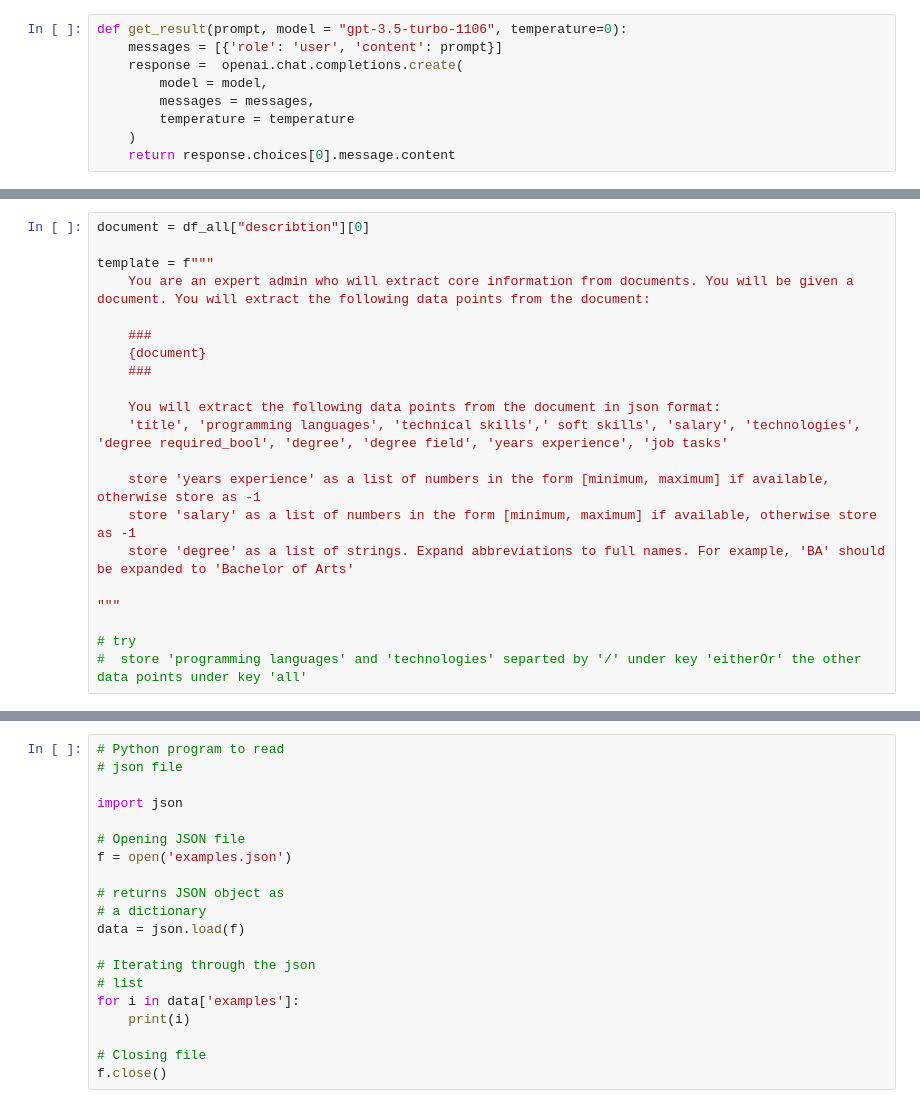
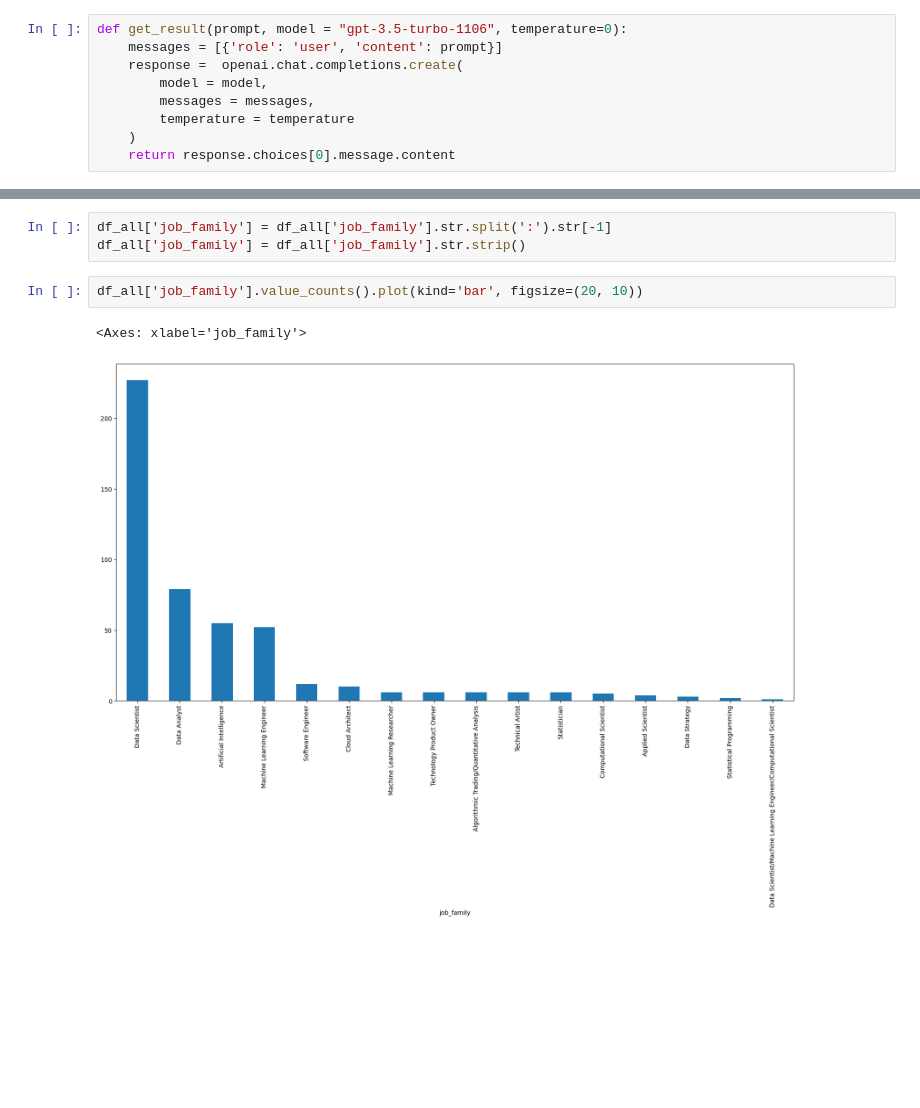
Before and after one commit to sahleone/Selenium-Webscraping, a Jupyter notebook: zero-shot- learning.ipynb, the cells around one changed output, grey strips where cells are left out. Drawn from its saved outputs; the diff is of its cells as text; blank space fills up the shorter version.

```diff
--- a/zero-shot- learning.ipynb
+++ b/zero-shot- learning.ipynb
@@ -82,22 +149 @@ result = get_result('what is 1+1?', model = llm_model, temperature=0)
-# %%
-document = df_all["describtion"][0]
-
-template = f"""
-    You are an expert admin who will extract core information from documents. You will be given a document. You will extract the following data points from the document:
-
-    ###
-    {document}
-    ###
-
-    You will extract the following data points from the document in json format:
-    'title', 'programming languages', 'technical skills',' soft skills', 'salary', 'technologies', 'degree required_bool', 'degree', 'degree field', 'years experience', 'job tasks'
-
-    store 'years experience' as a list of numbers in the form [minimum, maximum] if available, otherwise store as -1
-    store 'salary' as a list of numbers in the form [minimum, maximum] if available, otherwise store as -1
-    store 'degree' as a list of strings. Expand abbreviations to full names. For example, 'BA' should be expanded to 'Bachelor of Arts'
-
-"""
-
-# try
-#  store 'programming languages' and 'technologies' separted by '/' under key 'eitherOr' the other data points under key 'all'
 # %%
@@ -387,20 +151,8 @@ print(tokenizer.decode(results[0]))
-# %%
-# Python program to read
-# json file
-
-import json
-
-# Opening JSON file
-f = open('examples.json')
-
-# returns JSON object as
-# a dictionary
-data = json.load(f)
-
-# Iterating through the json
-# list
-for i in data['examples']:
-    print(i)
-
-# Closing file
-f.close()
+# %%
+df_all['job_family'] = df_all['job_family'].str.split(':').str[-1]
+df_all['job_family'] = df_all['job_family'].str.strip()
+# %%
+df_all['job_family'].value_counts().plot(kind='bar', figsize=(20, 10))
+# %% [output]
+<Axes: xlabel='job_family'>
+[figure, added]
```
Also changed, not shown: parts of 35 cells of this notebook, 3 other files.
